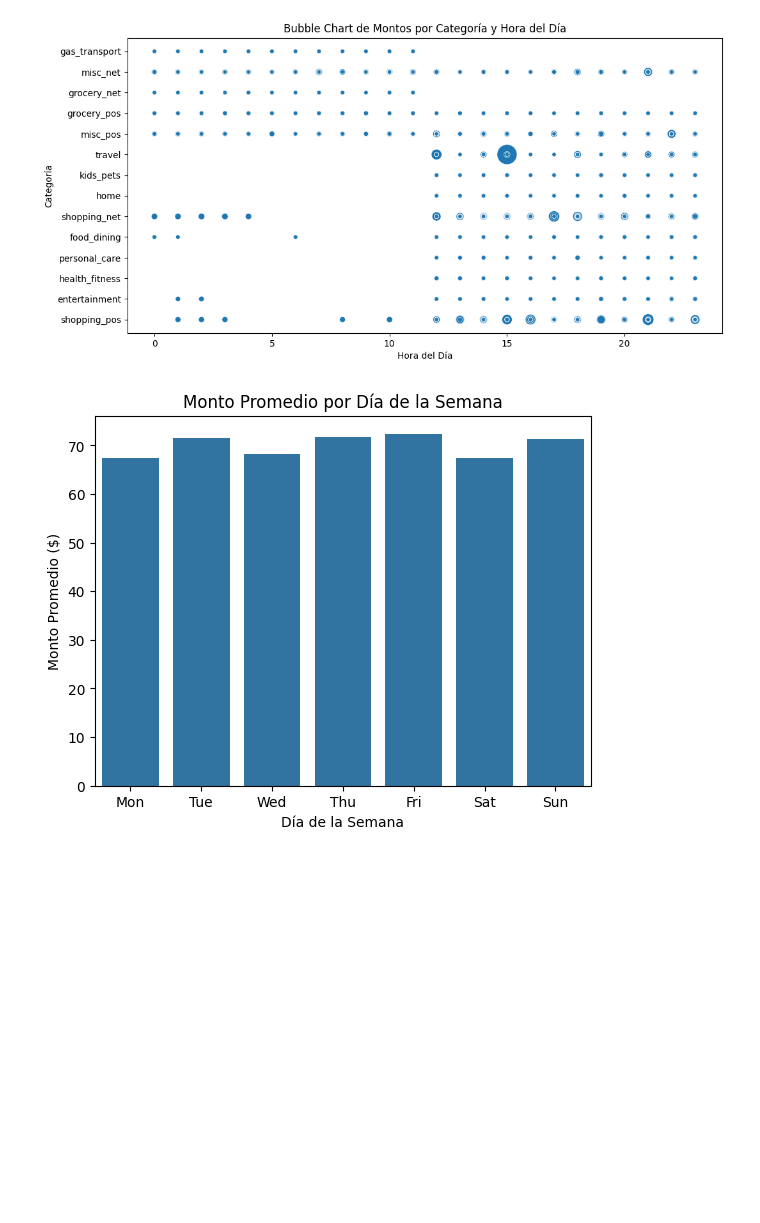
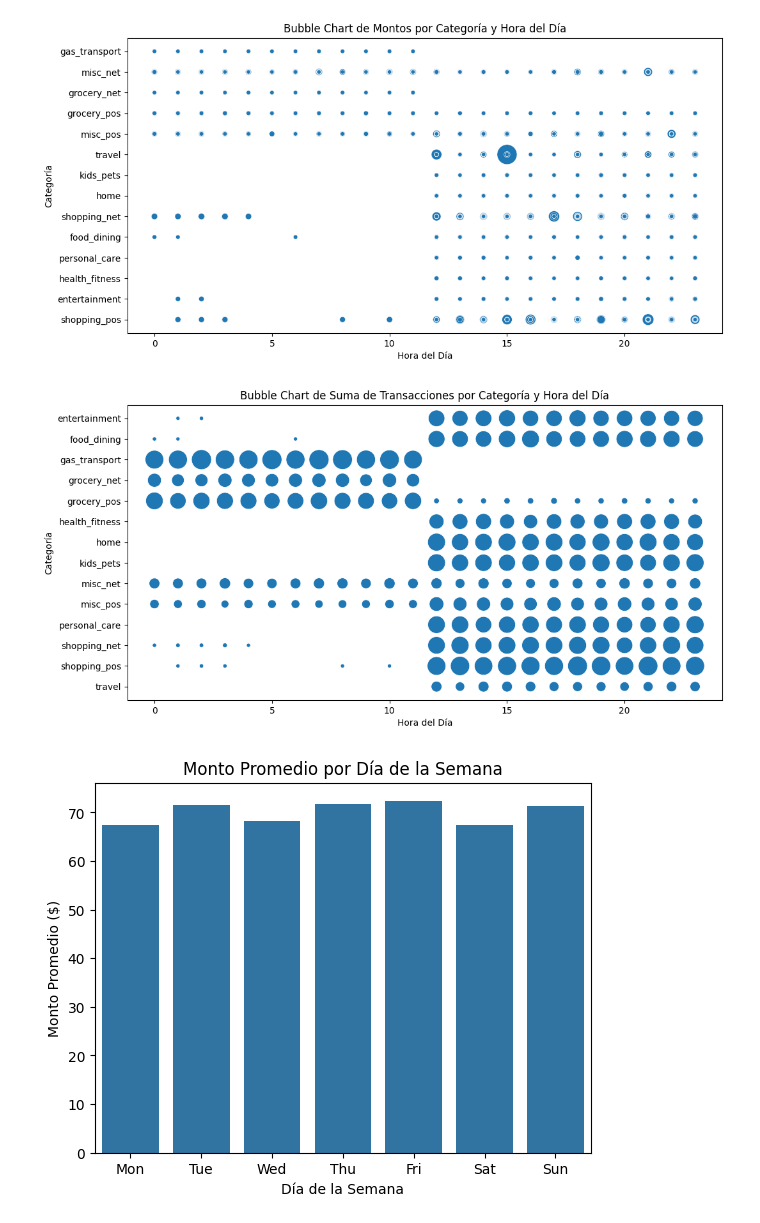
Before and after one commit to Hackathon-HBA/DS, a Jupyter notebook: data.ipynb, the cells around one changed output. Saved outputs shown, nothing was run; the diff lists cells and outputs as text; code cells hidden in the pictures; blank space fills up the shorter version.

```diff
--- a/data.ipynb
+++ b/data.ipynb
@@ -527,6 +527,17 @@ plt.ylabel('Categoría')
 plt.show()
 # %% [output]
 [figure]
+# %%
+grouped_data = data.groupby(['category', 'hour']).size().reset_index(name='transaction_count')
+
+plt.figure(figsize=(12, 6))
+bubble_chart = sns.scatterplot(data=grouped_data, x='hour', y='category', size='transaction_count', legend=False, sizes=(20, 500))
+plt.title('Bubble Chart de Suma de Transacciones por Categoría y Hora del Día')
+plt.xlabel('Hora del Día')
+plt.ylabel('Categoría')
+plt.show()
+# %% [output]
+[figure, added]
 # %%
 data['weekday'] = data['trans_date_trans_time'].dt.weekday
 weekday_avg = data.groupby('weekday')['amt'].mean().reset_index()
```
Also changed, not shown: parts of 5 cells of this notebook.
